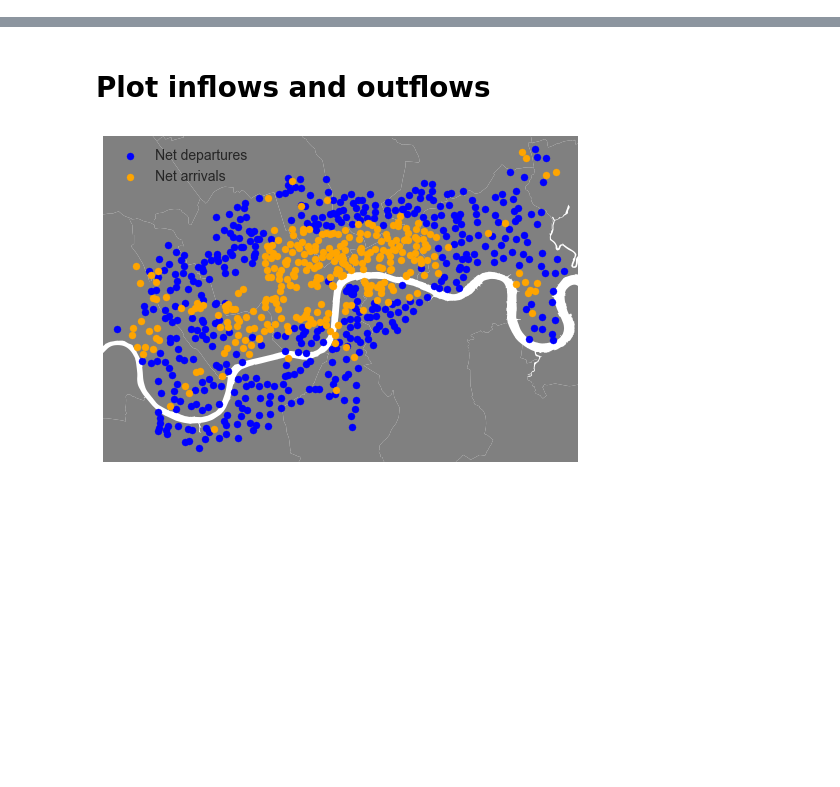
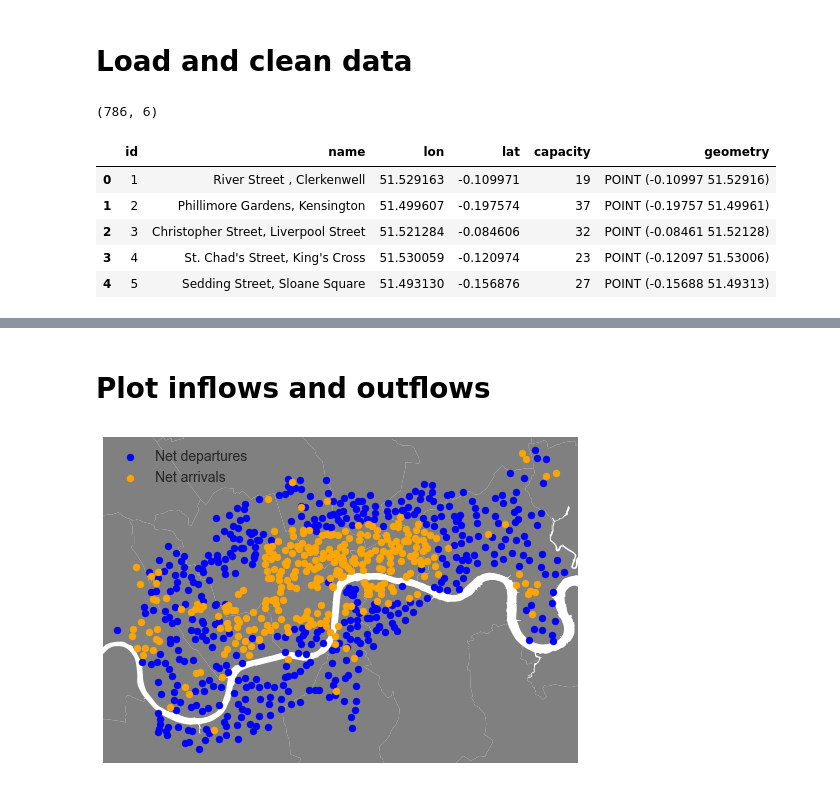
Before and after one commit to fabiangunzinger/london_cycling, a Jupyter notebook: tfl_bikes_movement.ipynb, the cells around one changed output, grey strips where cells are left out. Saved outputs shown, nothing was run; the diff lists cells and outputs as text; code cells hidden in the pictures; blank space fills up the shorter version.

```diff
--- a/tfl_bikes_movement.ipynb
+++ b/tfl_bikes_movement.ipynb
@@ -2,3 +2,39 @@
 import janitor
 import pandas as pd
 import matplotlib.pyplot as plt; plt.style.use('seaborn')
+# %% [markdown]
+# Load and clean data
+# %%
+# Load station locations data
+
+import geopandas as gpd
+import requests
+from xml.etree import ElementTree as ET
+
+url = "https://tfl.gov.uk/tfl/syndication/feeds/cycle-hire/livecyclehireupdates.xml"
+
+response = requests.get(url)
+root = ET.fromstring(response.content)
+
+ids = [int(root[i][0].text) for i in range(0, len(root))]
+names = [root[i][1].text for i in range(0, len(root))]
+lats = [float(root[i][3].text) for i in range(0, len(root))]
+lons = [float(root[i][4].text) for i in range(0, len(root))]
+capacities = [int(root[i][12].text) for i in range(0, len(root))]
+
+df = pd.DataFrame(list(zip(ids, names, lats, lons, capacities)),
+                        columns=['id', 'name', 'lon', 'lat', 'capacity'])
+
+stations = gpd.GeoDataFrame(df, geometry=gpd.points_from_xy(df.lat, df.lon))
+stations.crs = {'init' :'epsg:4326'}
+
+print(stations.shape)
+stations.head()
+# %% [output]
+(786, 6)
+|  | id | name | lon | lat | capacity | geometry |
+| 0 | 1 | River Street , Clerkenwell | 51.529163 | -0.109971 | 19 | POINT (-0.10997 51.52916) |
+| 1 | 2 | Phillimore Gardens, Kensington | 51.499607 | -0.197574 | 37 | POINT (-0.19757 51.49961) |
+| 2 | 3 | Christopher Street, Liverpool Street | 51.521284 | -0.084606 | 32 | POINT (-0.08461 51.52128) |
+| 3 | 4 | St. Chad's Street, King's Cross | 51.530059 | -0.120974 | 23 | POINT (-0.12097 51.53006) |
+| 4 | 5 | Sedding Street, Sloane Square | 51.493130 | -0.156876 | 27 | POINT (-0.15688 51.49313) |
```
Also changed, not shown: parts of 21 cells of this notebook, 2 other files.
